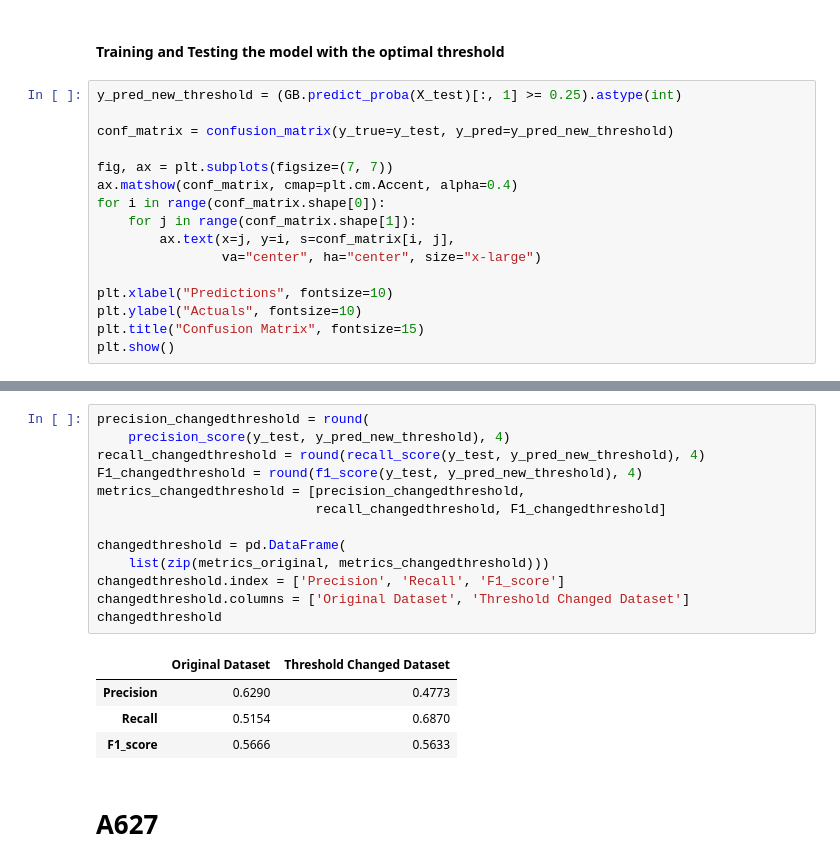
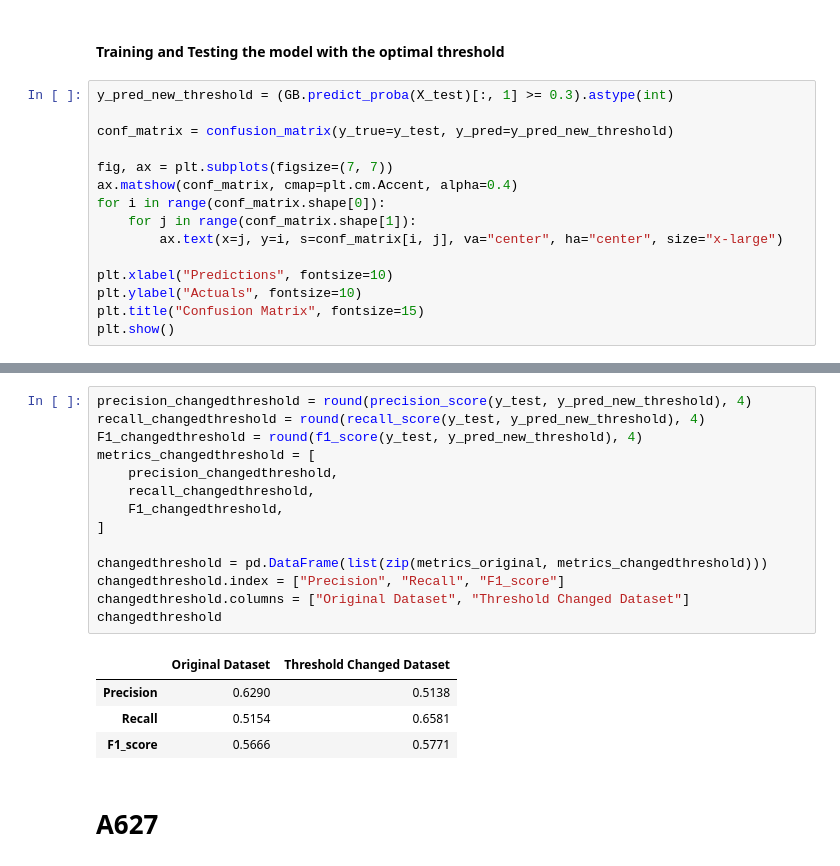
Before and after one commit to balthapaixao/cic1205-machine-learning, a Jupyter notebook: assignments/assignment-01-ex-03.ipynb, the cells around one changed output, grey strips where cells are left out. Saved outputs shown, nothing was run; the diff lists cells and outputs as text.

```diff
--- a/assignments/assignment-01-ex-03.ipynb
+++ b/assignments/assignment-01-ex-03.ipynb
@@ -734,7 +718,7 @@ plt.show()
 # %% [markdown]
 #### Training and Testing the model with the optimal threshold
 # %%
-y_pred_new_threshold = (GB.predict_proba(X_test)[:, 1] >= 0.25).astype(int)
+y_pred_new_threshold = (GB.predict_proba(X_test)[:, 1] >= 0.3).astype(int)
 
 conf_matrix = confusion_matrix(y_true=y_test, y_pred=y_pred_new_threshold)
 
@@ -742,8 +726,7 @@ fig, ax = plt.subplots(figsize=(7, 7))
 ax.matshow(conf_matrix, cmap=plt.cm.Accent, alpha=0.4)
 for i in range(conf_matrix.shape[0]):
     for j in range(conf_matrix.shape[1]):
-        ax.text(x=j, y=i, s=conf_matrix[i, j],
-                va="center", ha="center", size="x-large")
+        ax.text(x=j, y=i, s=conf_matrix[i, j], va="center", ha="center", size="x-large")
 
 plt.xlabel("Predictions", fontsize=10)
 plt.ylabel("Actuals", fontsize=10)
@@ -754,21 +737,22 @@ plt.show()
 # %%
-precision_changedthreshold = round(
-    precision_score(y_test, y_pred_new_threshold), 4)
+precision_changedthreshold = round(precision_score(y_test, y_pred_new_threshold), 4)
 recall_changedthreshold = round(recall_score(y_test, y_pred_new_threshold), 4)
 F1_changedthreshold = round(f1_score(y_test, y_pred_new_threshold), 4)
-metrics_changedthreshold = [precision_changedthreshold,
-                            recall_changedthreshold, F1_changedthreshold]
+metrics_changedthreshold = [
+    precision_changedthreshold,
+    recall_changedthreshold,
+    F1_changedthreshold,
+]
 
-changedthreshold = pd.DataFrame(
-    list(zip(metrics_original, metrics_changedthreshold)))
-changedthreshold.index = ['Precision', 'Recall', 'F1_score']
-changedthreshold.columns = ['Original Dataset', 'Threshold Changed Dataset']
+changedthreshold = pd.DataFrame(list(zip(metrics_original, metrics_changedthreshold)))
+changedthreshold.index = ["Precision", "Recall", "F1_score"]
+changedthreshold.columns = ["Original Dataset", "Threshold Changed Dataset"]
 changedthreshold
 # %% [output]
 |  | Original Dataset | Threshold Changed Dataset |
-| Precision | 0.6290 | 0.4773 |
-| Recall | 0.5154 | 0.6870 |
-| F1_score | 0.5666 | 0.5633 |
+| Precision | 0.6290 | 0.5138 |
+| Recall | 0.5154 | 0.6581 |
+| F1_score | 0.5666 | 0.5771 |
 # %% [markdown]
 # A627
 # %%
```
Also changed, not shown: parts of 71 cells of this notebook, 3 other files.
